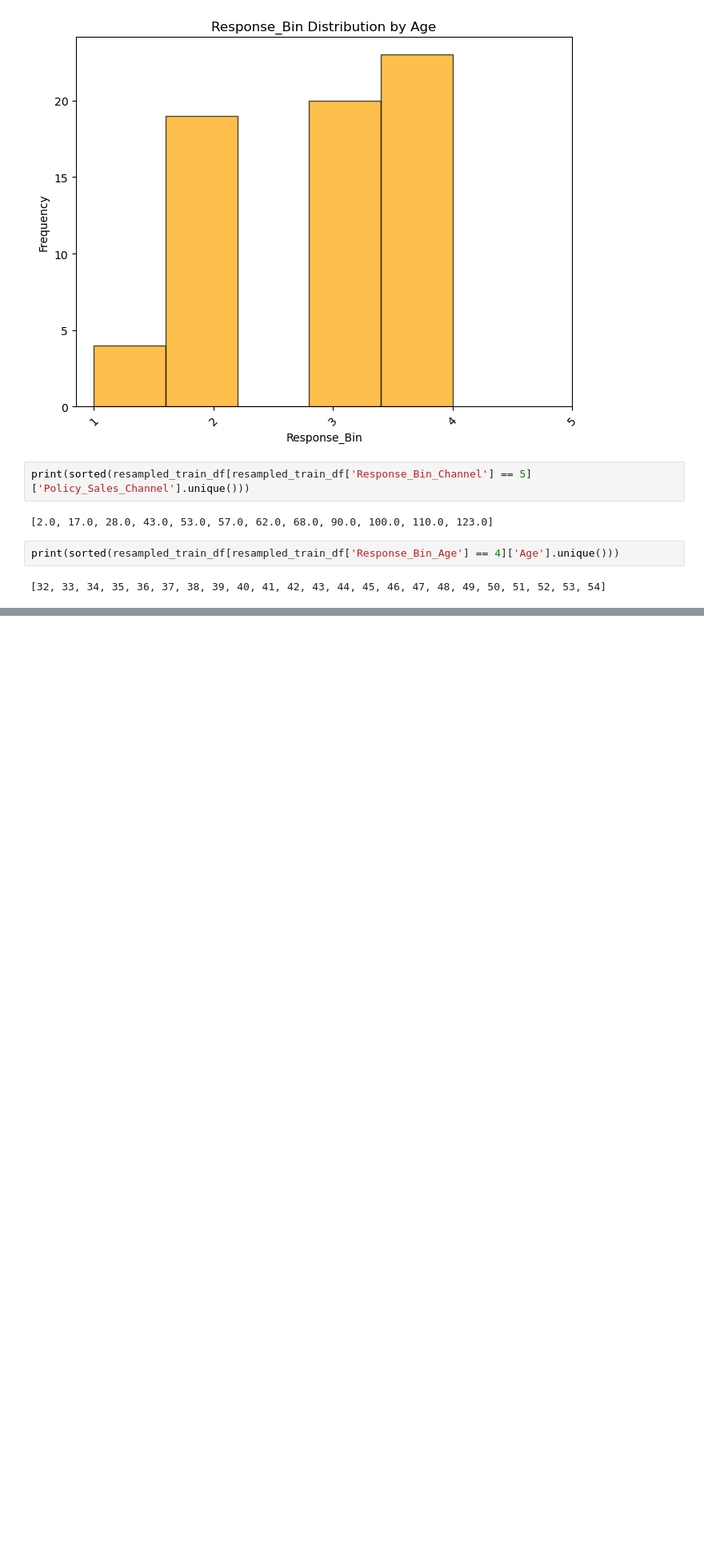
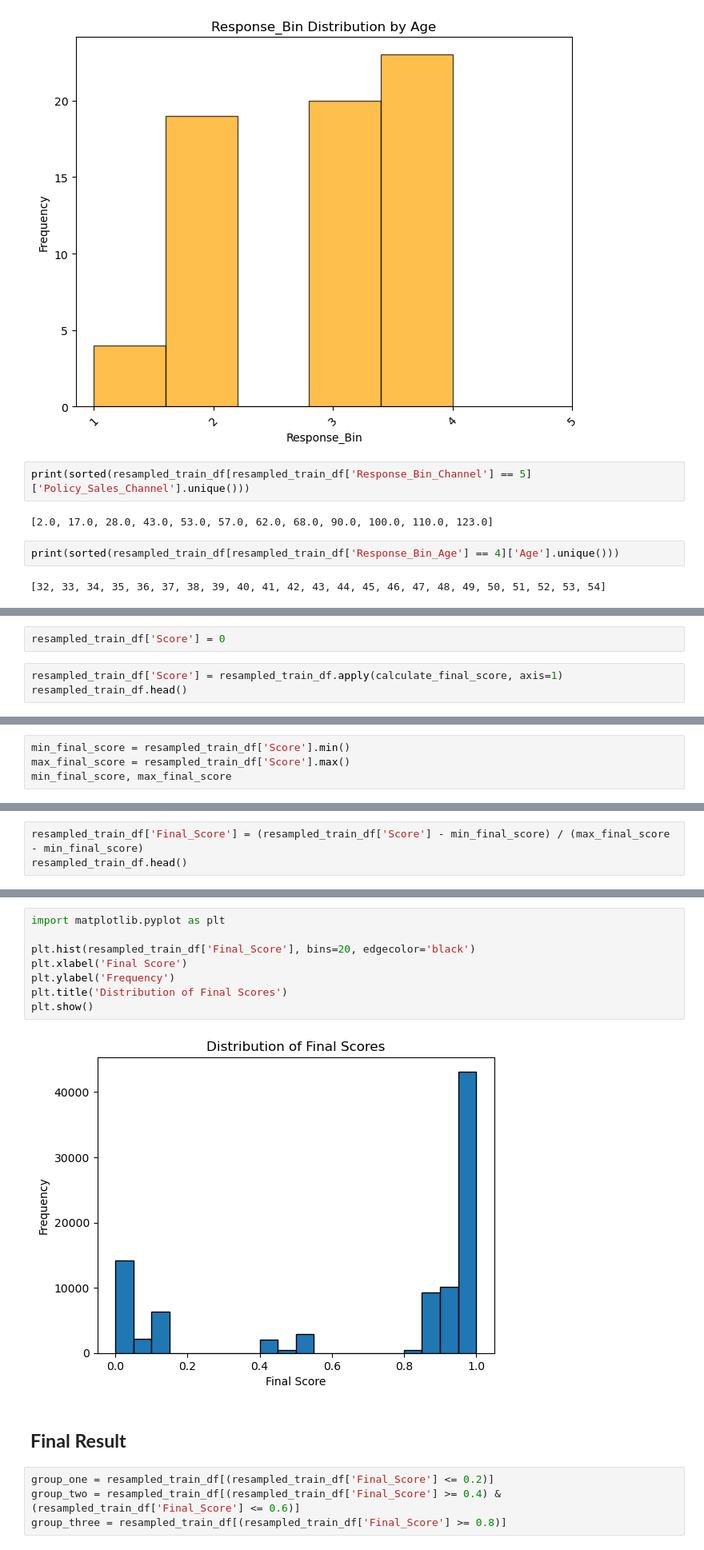
Before and after one commit to OhByungJik1222/Zerobase, a Jupyter notebook: Python 데이터 분석/06. 보험사고객 데이터 분석.ipynb, the cells around one changed output, grey strips where cells are left out. Shown at 80% size. Cells and saved outputs as stored; diff of their text form; blank space fills up the shorter version.

```diff
--- a/Python 데이터 분석/06. 보험사고객 데이터 분석.ipynb
+++ b/Python 데이터 분석/06. 보험사고객 데이터 분석.ipynb
@@ -1015,0 +1126,5 @@ print(sorted(resampled_train_df[resampled_train_df['Response_Bin_Age'] == 4]['Ag
+# %%
+resampled_train_df['Score'] = 0
+# %%
+resampled_train_df['Score'] = resampled_train_df.apply(calculate_final_score, axis=1)
+resampled_train_df.head()
@@ -1015,0 +1138,4 @@ print(sorted(resampled_train_df[resampled_train_df['Response_Bin_Age'] == 4]['Ag
+# %%
+min_final_score = resampled_train_df['Score'].min()
+max_final_score = resampled_train_df['Score'].max()
+min_final_score, max_final_score
@@ -1015,0 +1144,3 @@ print(sorted(resampled_train_df[resampled_train_df['Response_Bin_Age'] == 4]['Ag
+# %%
+resampled_train_df['Final_Score'] = (resampled_train_df['Score'] - min_final_score) / (max_final_score - min_final_score)
+resampled_train_df.head()
@@ -1015,0 +1154,16 @@ print(sorted(resampled_train_df[resampled_train_df['Response_Bin_Age'] == 4]['Ag
+# %%
+import matplotlib.pyplot as plt
+
+plt.hist(resampled_train_df['Final_Score'], bins=20, edgecolor='black')
+plt.xlabel('Final Score')
+plt.ylabel('Frequency')
+plt.title('Distribution of Final Scores')
+plt.show()
+# %% [output]
+[figure, added]
+# %% [markdown]
+## **Final Result**
+# %%
+group_one = resampled_train_df[(resampled_train_df['Final_Score'] <= 0.2)]
+group_two = resampled_train_df[(resampled_train_df['Final_Score'] >= 0.4) & (resampled_train_df['Final_Score'] <= 0.6)]
+group_three = resampled_train_df[(resampled_train_df['Final_Score'] >= 0.8)]
```
Also changed, not shown: parts of 20 cells of this notebook, 3 other files.
